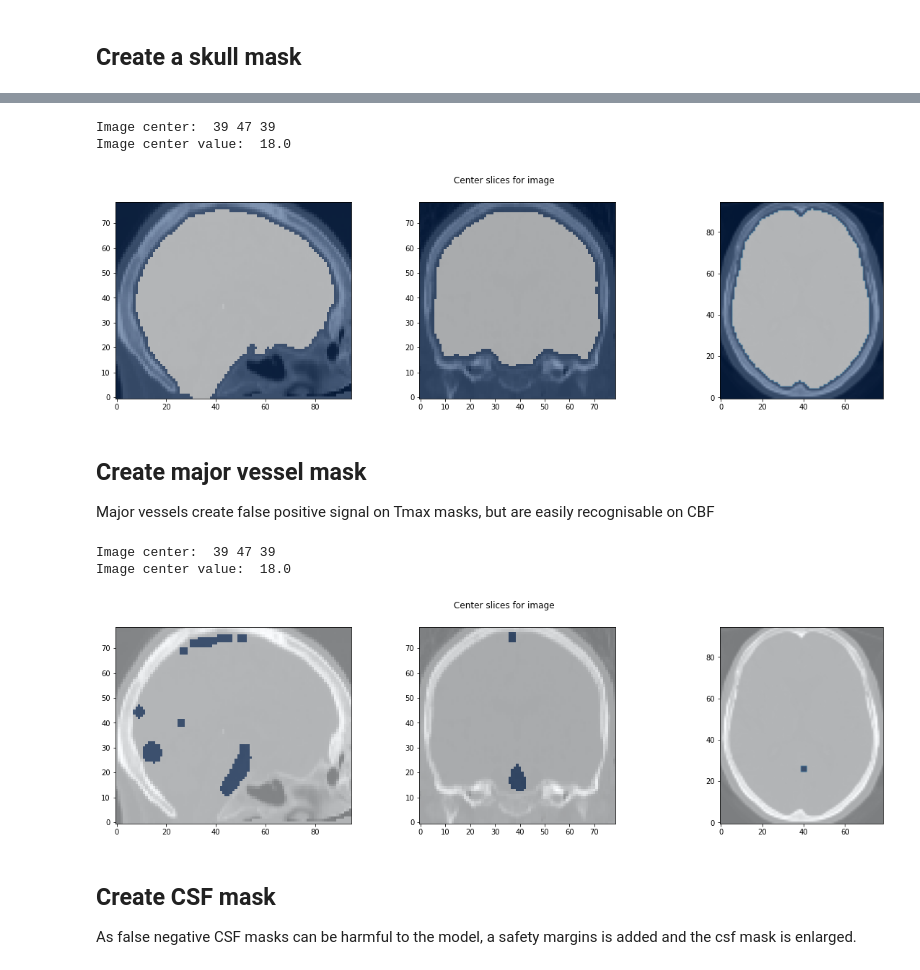
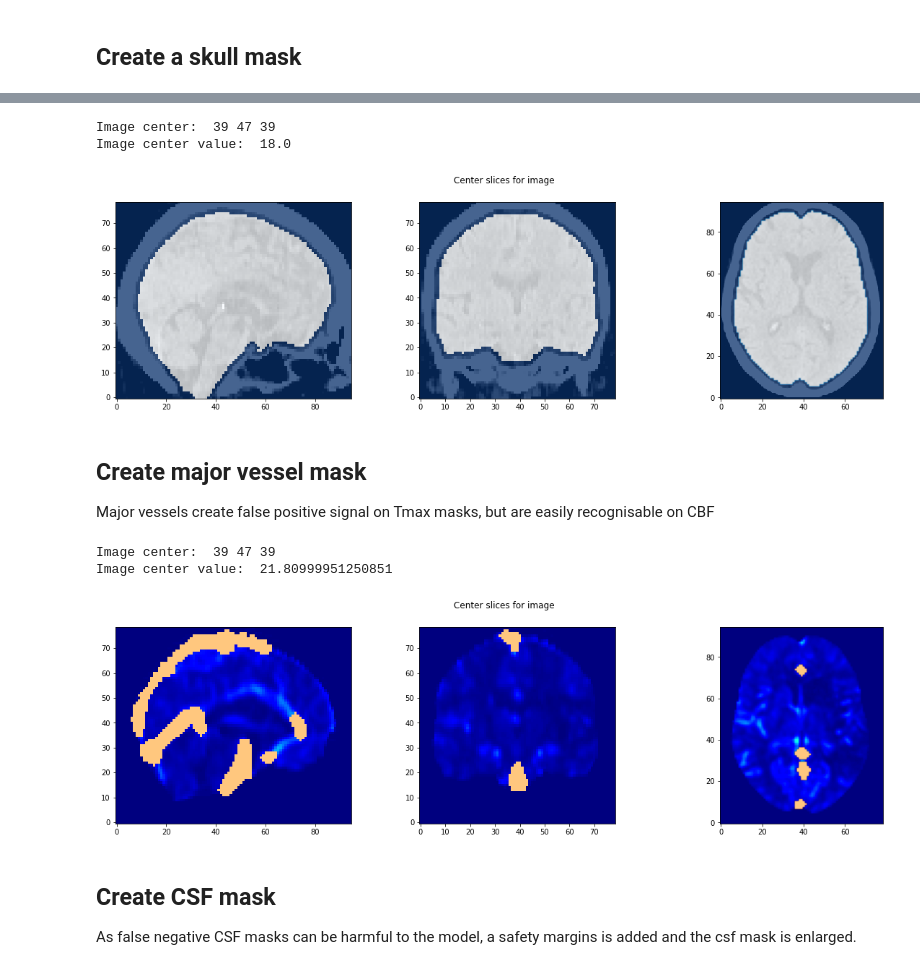
Before and after one commit to JulianKlug/PerfusionCT-Net, a Jupyter notebook: figure_notebooks/ischemic_core_segmentation_figure.ipynb, the cells around one changed output, grey strips where cells are left out. Saved outputs shown, nothing was run; the diff lists cells and outputs as text; code cells hidden in the pictures.

```diff
--- a/figure_notebooks/ischemic_core_segmentation_figure.ipynb
+++ b/figure_notebooks/ischemic_core_segmentation_figure.ipynb
@@ -11,5 +15,5 @@ import matplotlib.pyplot as plt
 # %%
-dataset_path = '/Users/julian/temp/perfusion_data_sets/with_prior/rescaled_with_ncct_dataset_with_core.npz'
+dataset_path = '/Users/julian/stroke_datasets/dataset_files/perfusion_data_sets/with_prior/rescaled_with_ncct_dataset_with_core.npz'
 n_subj = 144
 has_mask = True
 dilation_dimension = 3
@@ -159,9 +213,9 @@ not_brain_mask.shape
 enlarged_not_brain_mask = np.array(ndimage.binary_dilation(not_brain_mask, dilation_structure(2)))
 inv_skull_mask = 1 - enlarged_not_brain_mask
 # %%
-skull_image = display(raw_images[subj_idx, ..., 4], enlarged_not_brain_mask, return_figure=True, mask_cmap="Blues", mask_alpha=0.5)
+skull_image = display(raw_images[subj_idx, ..., 4], enlarged_not_brain_mask, return_figure=True, mask_cmap="Blues", mask_alpha=0.75, vmin=0, vmax=100)
 # %% [output]
 Image center:  39 47 39
 Image center value:  18.0
-[figure, old version]
+[figure, new version]
 # %%
@@ -177,10 +231,20 @@ vessel_mask = raw_images[..., cbf_channel] > threshold
 enlarged_vessel_mask = np.array([ndimage.binary_dilation(vessel_mask[idx], structure=dilation_structure(2)) for idx in range(vessel_mask.shape[0])])
 vessel_mask = enlarged_vessel_mask
 inv_vessel_mask = -1 * vessel_mask + 1
+# %%
+# get colormap
+ncolors = 256
+color_array = plt.get_cmap('copper')(range(ncolors))
+
+# change alpha values
+color_array[:,-1] = np.linspace(0.0,1.0,ncolors)
+
+# create a colormap object
+copper_map_obj = LinearSegmentedColormap.from_list(name='copper_alpha',colors=color_array)
 # %%
-vx_image = display(raw_images[subj_idx, ..., 4], enlarged_vessel_mask[subj_idx], return_figure=True, mask_cmap="Blues", mask_alpha=0.5)
+vx_image = display(raw_images[subj_idx, ..., 1], enlarged_vessel_mask[subj_idx], return_figure=True, mask_cmap=copper_map_obj, mask_alpha=1, cmap='jet')
 # %% [output]
 Image center:  39 47 39
-Image center value:  18.0
+Image center value:  21.80999951250851
-[figure, old version]
+[figure, new version]
 # %%
```
Also changed, not shown: parts of 22 cells of this notebook, 5 other files.
